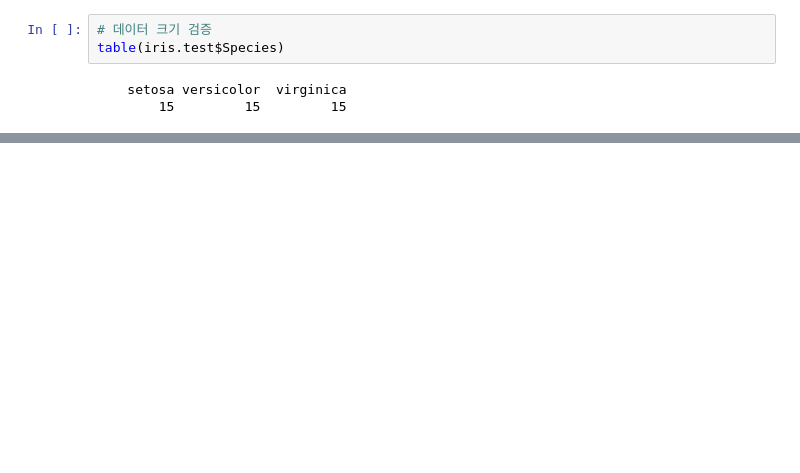
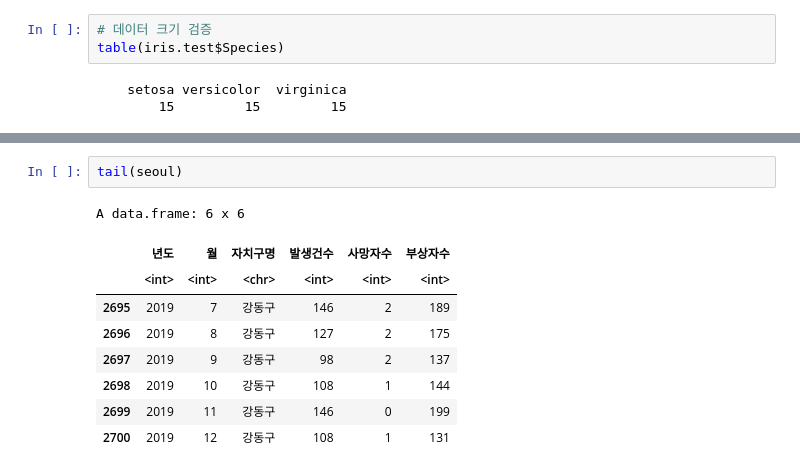
Before and after one commit to nnmmnn15/R_Practice, a Jupyter notebook: R_Programming/Note/08.파일입출력.ipynb, the cells around one changed output, grey strips where cells are left out. Cells and saved outputs as stored; diff of their text form; blank space fills up the shorter version.

```diff
--- a/R_Programming/Note/08.파일입출력.ipynb
+++ b/R_Programming/Note/08.파일입출력.ipynb
@@ -560,0 +751,12 @@ summary(iris.test)
+# %%
+tail(seoul)
+# %% [output]
+A data.frame: 6 x 6
+|  | 년도 | 월 | 자치구명 | 발생건수 | 사망자수 | 부상자수 |
+|  | <int> | <int> | <chr> | <int> | <int> | <int> |
+| 2695 | 2019 | 7 | 강동구 | 146 | 2 | 189 |
+| 2696 | 2019 | 8 | 강동구 | 127 | 2 | 175 |
+| 2697 | 2019 | 9 | 강동구 | 98 | 2 | 137 |
+| 2698 | 2019 | 10 | 강동구 | 108 | 1 | 144 |
+| 2699 | 2019 | 11 | 강동구 | 146 | 0 | 199 |
+| 2700 | 2019 | 12 | 강동구 | 108 | 1 | 131 |
```
Also changed, not shown: parts of 46 cells of this notebook, 5 other files.
